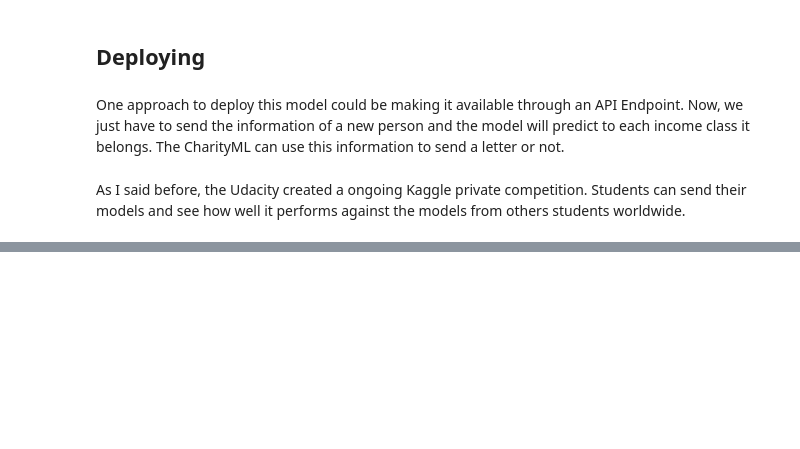
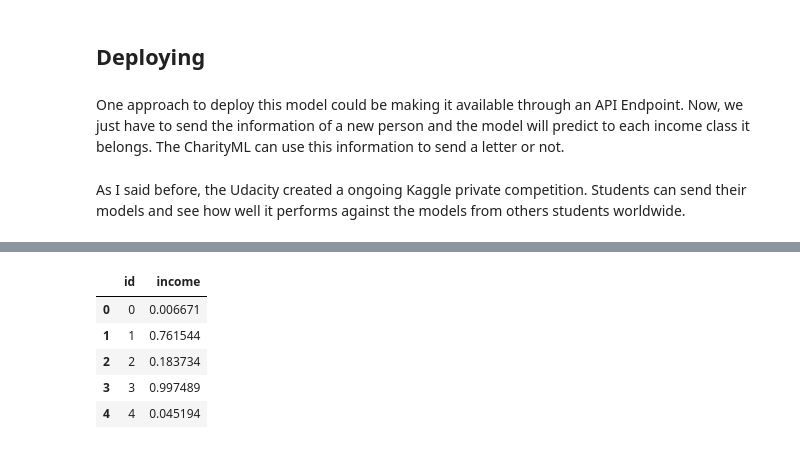
Before and after one commit to brendalf/finding-donors, a Jupyter notebook: notebooks/finding_donors.ipynb, the cells around one changed output, grey strips where cells are left out. Saved outputs shown, nothing was run; the diff lists cells and outputs as text; code cells hidden in the pictures; blank space fills up the shorter version.

```diff
--- a/notebooks/finding_donors.ipynb
+++ b/notebooks/finding_donors.ipynb
@@ -726,8 +723,8 @@ predictions = model.predict(X_test)
 # %%
-df_submission = pd.read_csv('data/test_census.csv')
+df_submission = pd.read_csv('../data/test_census.csv')
 df_submission.rename(columns={"Unnamed: 0": "id"}, inplace=True)
 # %%
-final_pred = model.predict_proba(df_test)[:, 1]
+final_pred = best_model.predict_proba(df_test)[:, 1]
 # %%
 submission_data = pd.DataFrame(df_submission["id"])
 submission_data["income"] = final_pred
@@ -741,2 +731,11 @@ submission_data["income"] = final_pred
+# %%
+submission_data.head()
+# %% [output]
+|  | id | income |
+| 0 | 0 | 0.006671 |
+| 1 | 1 | 0.761544 |
+| 2 | 2 | 0.183734 |
+| 3 | 3 | 0.997489 |
+| 4 | 4 | 0.045194 |
 # %%
 submission_data.to_csv("../data/submission.csv", index=False)
```
Also changed, not shown: parts of 15 cells of this notebook, 1 other file.
